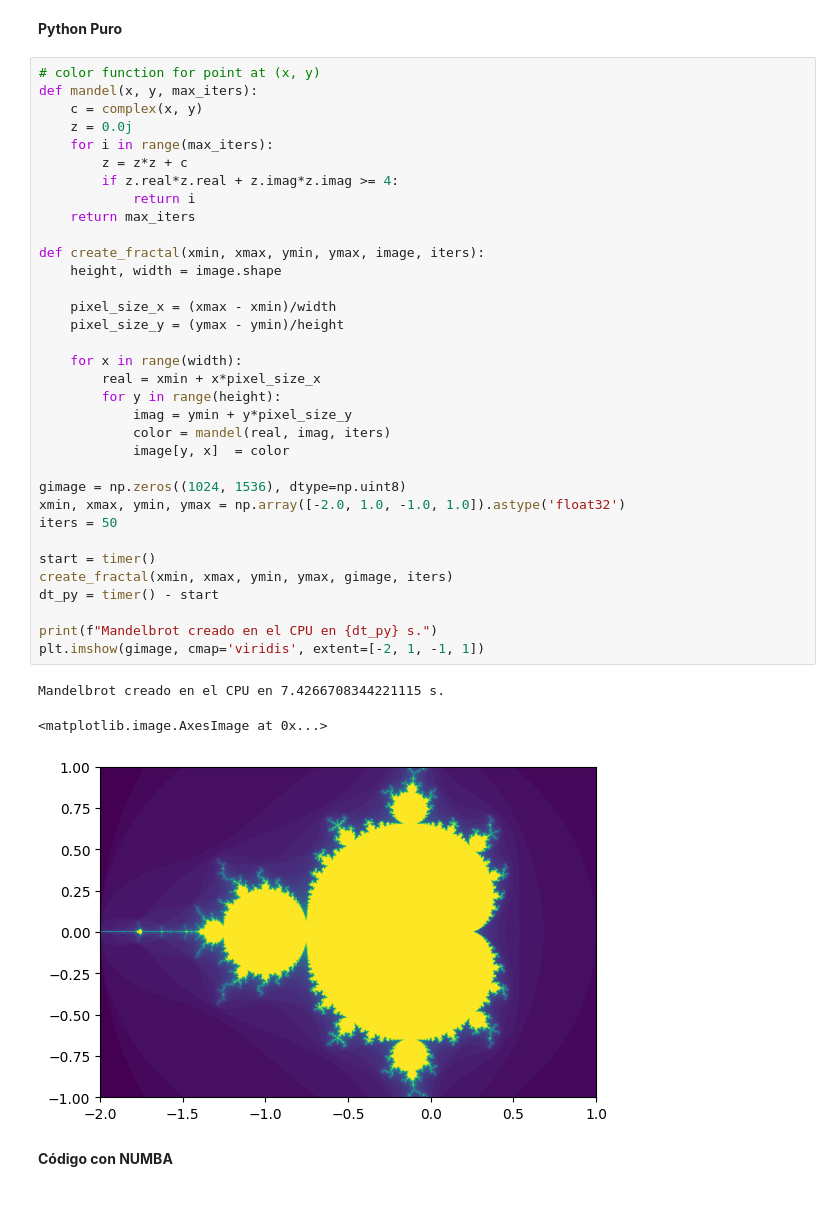
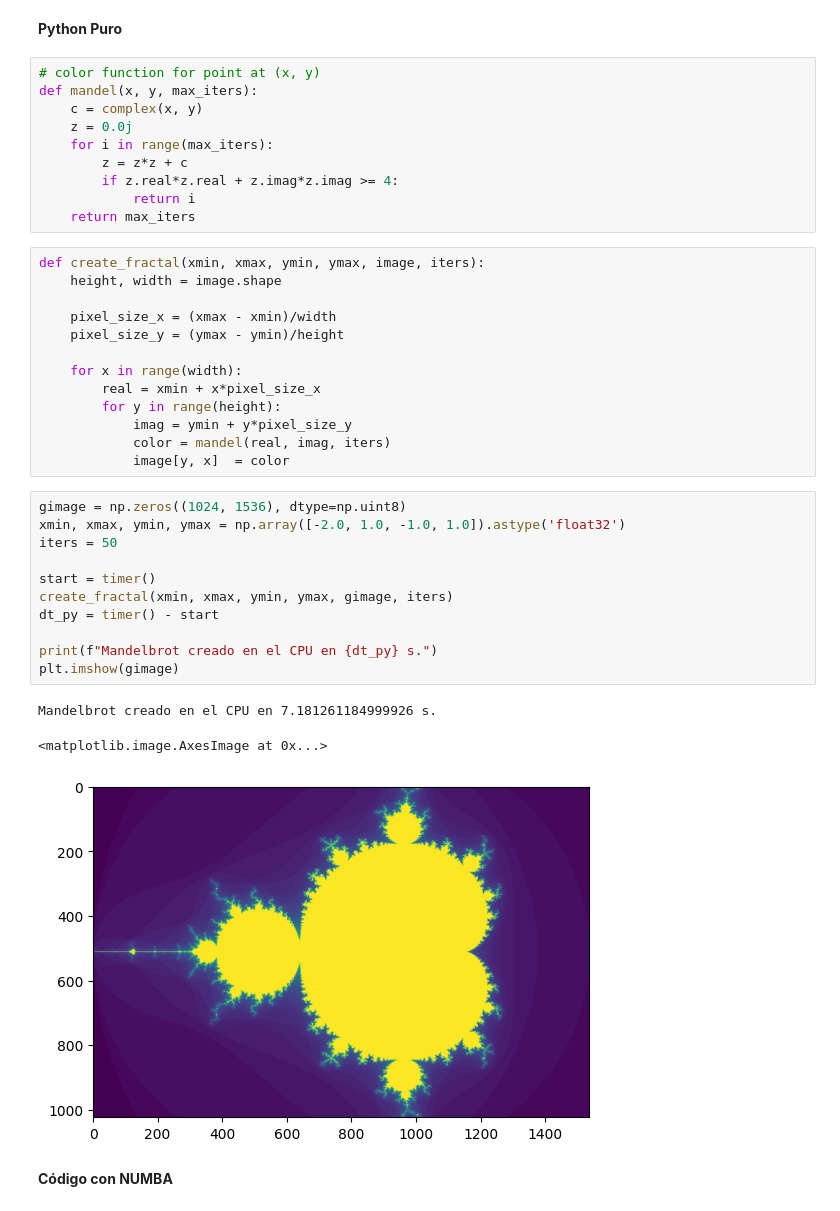
Before and after one commit to jugernaut/MACTI-manejodatos, a Jupyter notebook: 04_Simulacion/06_FractalesCUDA.ipynb, the cells around one changed output. Saved outputs shown, nothing was run; the diff lists cells and outputs as text.

```diff
--- a/04_Simulacion/06_FractalesCUDA.ipynb
+++ b/04_Simulacion/06_FractalesCUDA.ipynb
@@ -152,43 +151,43 @@ import matplotlib.pyplot as plt
 from timeit import default_timer as timer
 # %% [markdown]
 **Python Puro**
+# %%
+# color function for point at (x, y)
+def mandel(x, y, max_iters):
+    c = complex(x, y)
+    z = 0.0j
+    for i in range(max_iters):
+        z = z*z + c
+        if z.real*z.real + z.imag*z.imag >= 4:
+            return i
+    return max_iters
+# %%
+def create_fractal(xmin, xmax, ymin, ymax, image, iters):
+    height, width = image.shape
+
+    pixel_size_x = (xmax - xmin)/width
+    pixel_size_y = (ymax - ymin)/height
+
+    for x in range(width):
+        real = xmin + x*pixel_size_x
+        for y in range(height):
+            imag = ymin + y*pixel_size_y
+            color = mandel(real, imag, iters)
+            image[y, x]  = color
 # %%
-# color function for point at (x, y)
-def mandel(x, y, max_iters):
-    c = complex(x, y)
-    z = 0.0j
-    for i in range(max_iters):
-        z = z*z + c
-        if z.real*z.real + z.imag*z.imag >= 4:
-            return i
-    return max_iters
-
-def create_fractal(xmin, xmax, ymin, ymax, image, iters):
-    height, width = image.shape
-
-    pixel_size_x = (xmax - xmin)/width
-    pixel_size_y = (ymax - ymin)/height
-
-    for x in range(width):
-        real = xmin + x*pixel_size_x
-        for y in range(height):
-            imag = ymin + y*pixel_size_y
-            color = mandel(real, imag, iters)
-            image[y, x]  = color
-
 gimage = np.zeros((1024, 1536), dtype=np.uint8)
 xmin, xmax, ymin, ymax = np.array([-2.0, 1.0, -1.0, 1.0]).astype('float32')
 iters = 50
 
 start = timer()
 create_fractal(xmin, xmax, ymin, ymax, gimage, iters)
 dt_py = timer() - start
 
 print(f"Mandelbrot creado en el CPU en {dt_py} s.")
-plt.imshow(gimage, cmap='viridis', extent=[-2, 1, -1, 1])
+plt.imshow(gimage)
 # %% [output]
-Mandelbrot creado en el CPU en 7.4266708344221115 s.
+Mandelbrot creado en el CPU en 7.181261184999926 s.
 <matplotlib.image.AxesImage at 0x...>
-[figure, old version]
+[figure, new version]
 # %% [markdown]
 **Código con NUMBA**
```
Also changed, not shown: parts of 27 cells of this notebook.
